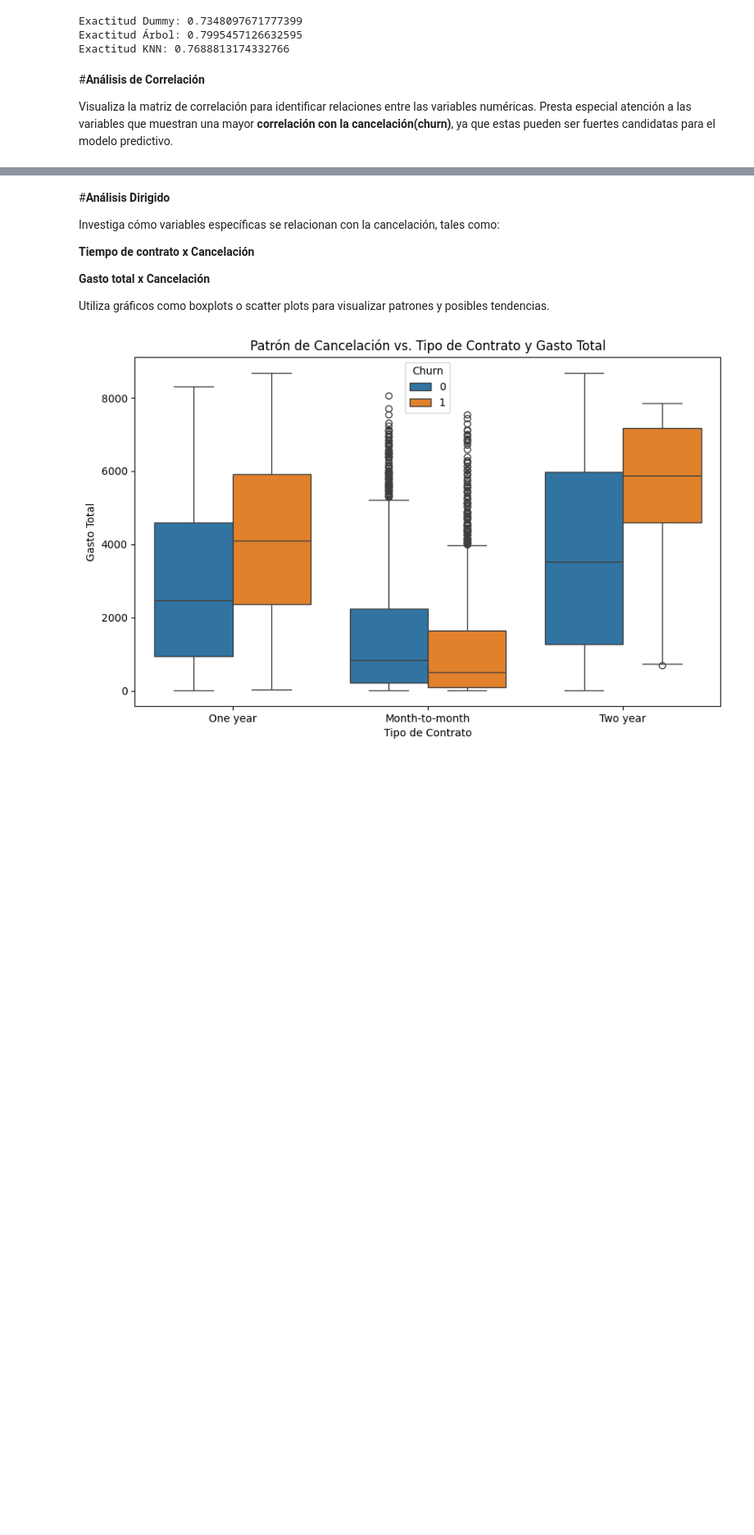
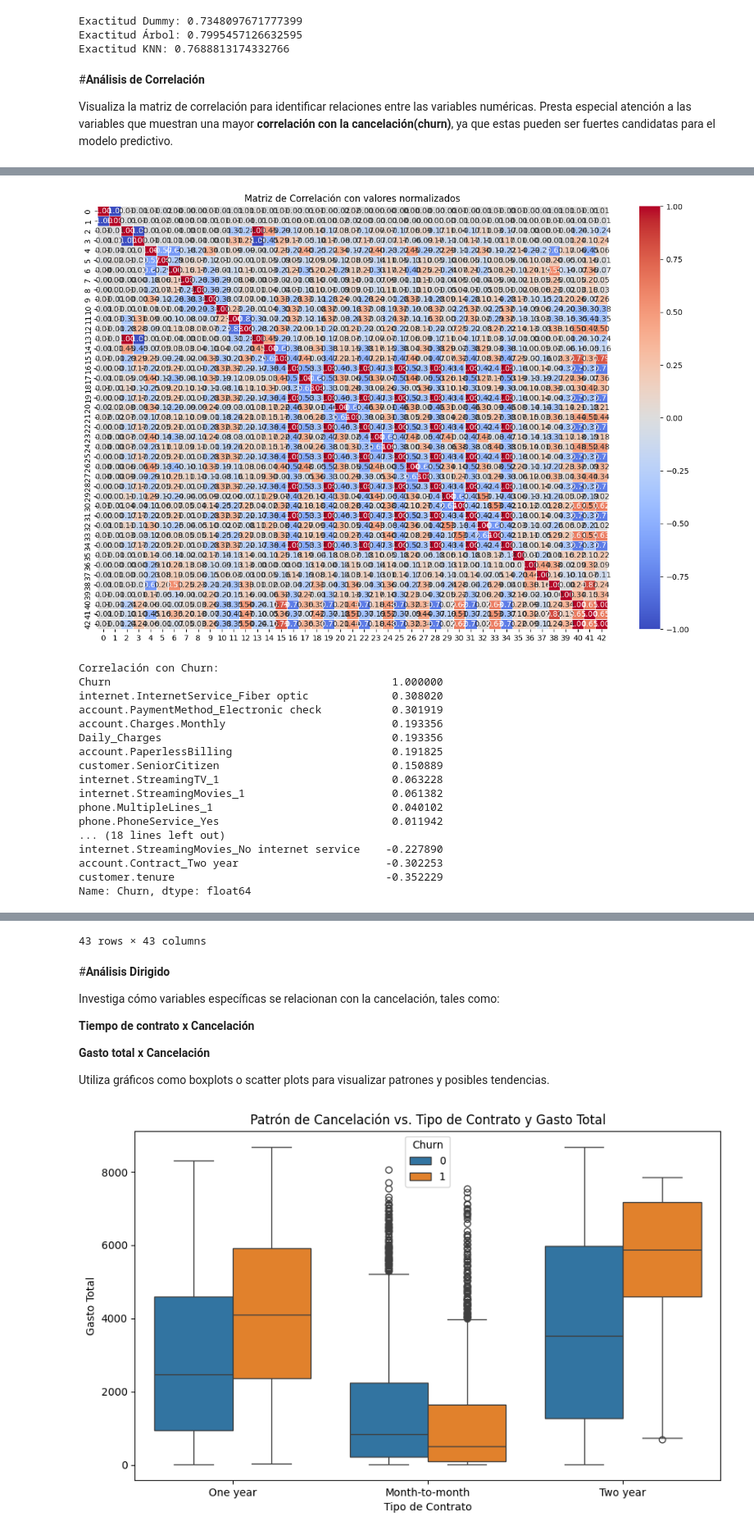
Before and after one commit to Ivan8Garcia/challenge-data-science, a Jupyter notebook: TelecomX_Parte2.ipynb, the cells around one changed output, grey strips where cells are left out. Shown at 82% size. Drawn from its saved outputs; the diff is of its cells as text; code cells hidden in the pictures; blank space fills up the shorter version.

```diff
--- a/TelecomX_Parte2.ipynb
+++ b/TelecomX_Parte2.ipynb
@@ -246,6 +246,6 @@ from sklearn.preprocessing import MinMaxScaler
 1 - Para hacer la normalización de los datos, vamos a utilizar el método MinMaxScaler. Primero, importamos la función y luego hacemos la transformación de los datos de entrenamiento de las variables explicativas, almacenando en una nueva variable **X_train_normalizado:**
 # %%
 normalizacion = MinMaxScaler()
-# X_train_normalizado = normalizacion.fit_transform(X_train_imputado) # Redundant
+X_train_normalizado = normalizacion.fit_transform(X_train_imputado)
 # %% [markdown]
 si quisieramos visualizar el resultado de la transformación, podemos utilizar el método pd.DataFrame para generar una tabla con los datos:
@@ -362,3 +346,40 @@ internet.StreamingMovies_No internet service    -0.227890
 account.Contract_Two year                       -0.302253
 customer.tenure                                 -0.352229
 Name: Churn, dtype: float64
+# %%
+#datos_encoded_normalizado la cree para visualizar otro mapa de calor de correlaciones
+datos_encoded_normalizado =(X_train_normalizado)
+
+#hay que generar la matriz de correlacion usando los datos de X_train_normalizado
+correlation_matrix_=pd.DataFrame(datos_encoded_normalizado).corr()
+
+# Visualiza la matriz de correlación
+plt.figure(figsize=(15, 10))
+sns.heatmap(correlation_matrix_, annot=True, cmap='coolwarm', fmt=".2f", linewidths=.5)
+plt.title('Matriz de Correlación con valores normalizados')
+plt.show()
+
+# Opcionalmente, puedes mostrar solo las correlaciones con 'Churn'
+print("\nCorrelación con Churn:")
+print(correlation_matrix['Churn'].sort_values(ascending=False))
+
+correlation_matrix_
+# %% [output]
+[figure, added]
+Correlación con Churn:
+Churn                                            1.000000
+internet.InternetService_Fiber optic             0.308020
+account.PaymentMethod_Electronic check           0.301919
+account.Charges.Monthly                          0.193356
+Daily_Charges                                    0.193356
+account.PaperlessBilling                         0.191825
+customer.SeniorCitizen                           0.150889
+internet.StreamingTV_1                           0.063228
+internet.StreamingMovies_1                       0.061382
+phone.MultipleLines_1                            0.040102
+phone.PhoneService_Yes                           0.011942
+... (18 lines left out)
+internet.StreamingMovies_No internet service    -0.227890
+account.Contract_Two year                       -0.302253
+customer.tenure                                 -0.352229
+Name: Churn, dtype: float64
@@ -364,0 +403 @@ Name: Churn, dtype: float64
+43 rows × 43 columns
```
Also changed, not shown: parts of 9 cells of this notebook.
